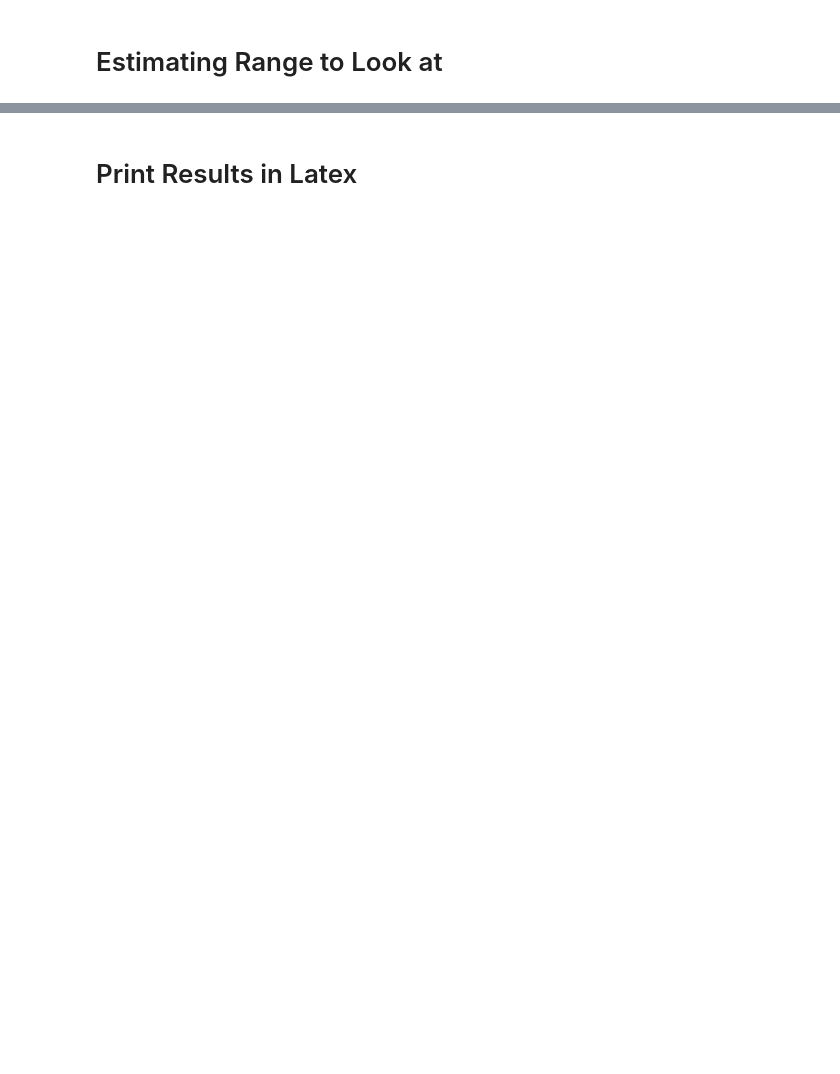
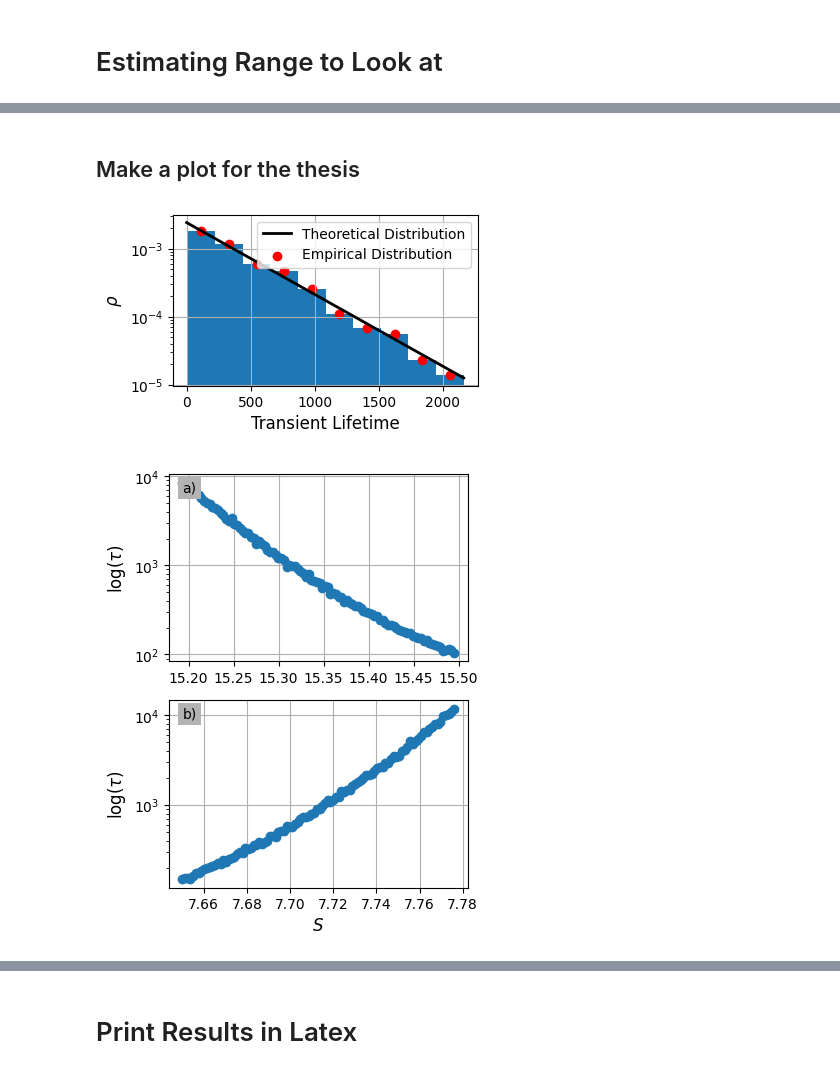
Before and after one commit to CalvinNesbitt/l96_ebm_boundary_crisis, a Jupyter notebook: notebooks/critical_exponent_fit.ipynb, the cells around one changed output, grey strips where cells are left out. Saved outputs shown, nothing was run; the diff lists cells and outputs as text; code cells hidden in the pictures; blank space fills up the shorter version.

```diff
--- a/notebooks/critical_exponent_fit.ipynb
+++ b/notebooks/critical_exponent_fit.ipynb
@@ -113,0 +103,37 @@ For W to SB we should look at range 7.649 to 7.777
+# %% [markdown]
+## Make a plot for the thesis
+# %%
+
+# Plot example Histograms
+fig, ax = init_2d_fax()
+sb_lifetimes.tipping_time_histogram_list(60, fax=[fig, ax])
+ax.grid()
+ax.legend()
+ax.set_title('')
+fig.tight_layout()
+fig.savefig(plot_pd/'Example-Transient-Lifetime-Histograms.pdf')
+
+# Plot Mean Tipping Time
+fig, axes = init_2d_fax(nrows=2)
+ax = axes[0]
+sb_lifetimes.plot_mean_tipping_time(fax=[fig, ax])
+ax.set_xlabel('')
+ax = axes[1]
+w_lifetimes.plot_mean_tipping_time(fax=[fig, ax])
+for ax in axes:
+    ax.set_title('')
+
+fig.tight_layout()
+fig.savefig(plot_pd/'Mean-Transient-Lifetimes.pdf')
+
+# Plot Scaling Law Fits
+fig, axes = init_2d_fax(nrows=2)
+ax = axes[0]
+sb_lifetimes.plot_scaling_lawfit(fax=[fig, ax])
+ax = axes[1]
+w_lifetimes.plot_scaling_lawfit(fax=[fig, ax])
+fig.tight_layout()
+fig.savefig(plot_pd/'Scaling-Law-Fits.pdf')
+# %% [output]
+[figure, added]
+[figure, added]
```
Also changed, not shown: parts of 10 cells of this notebook, 4 other files.
